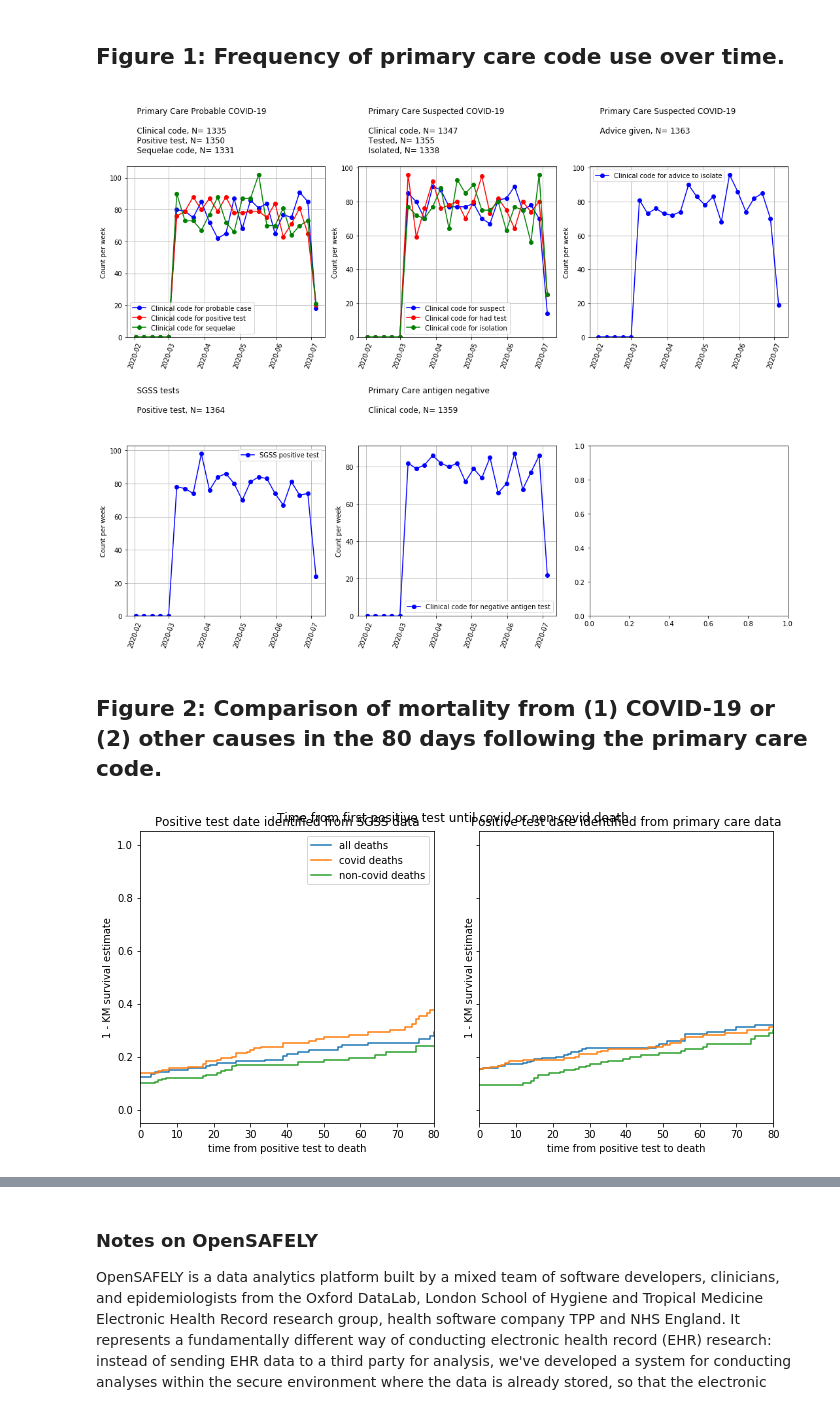
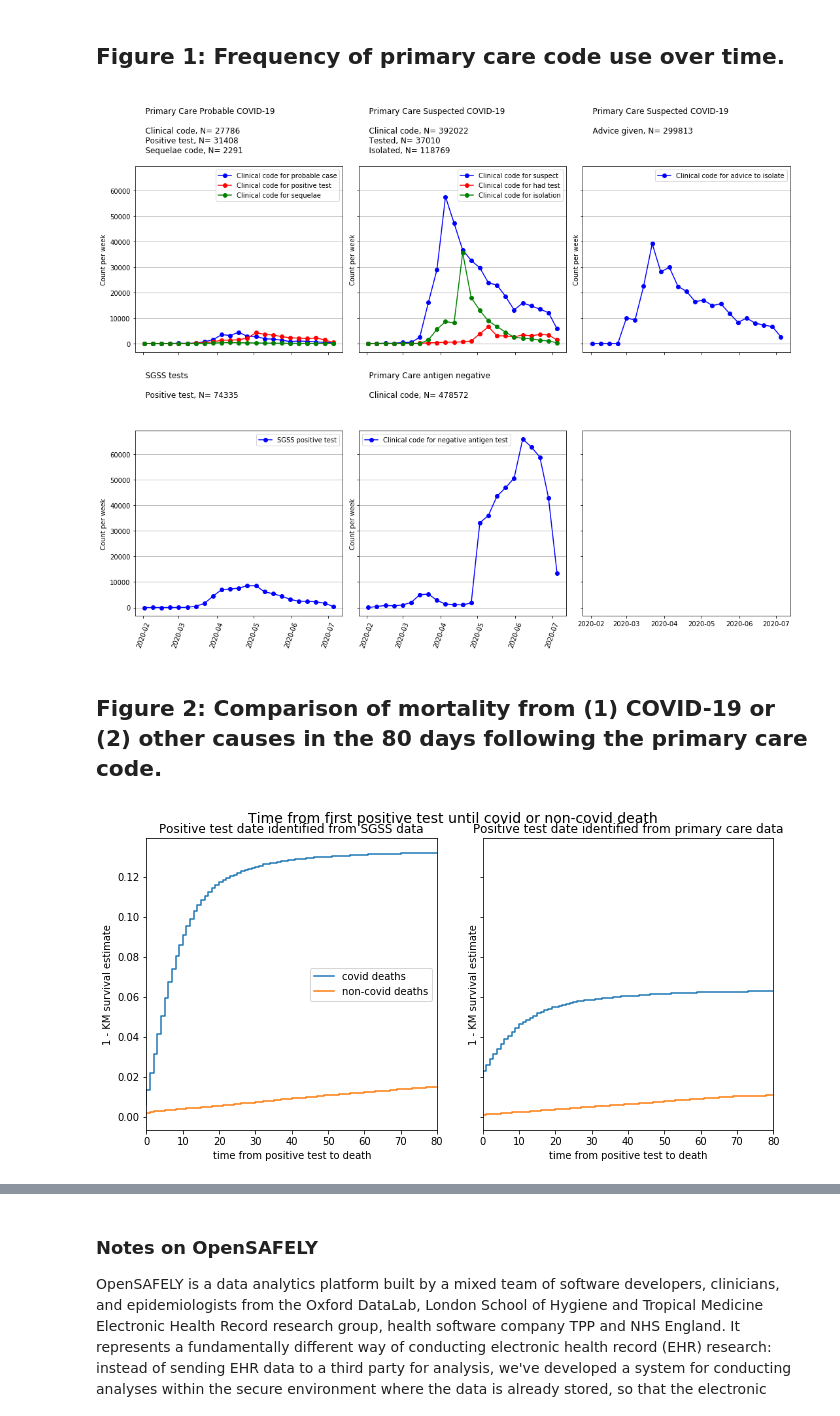
Before and after one commit to opensafely/primary-care-covid-codes-research, a Jupyter notebook: notebooks/primary-care-covid-codes.ipynb, the cells around one changed output, grey strips where cells are left out. Cells and saved outputs as stored; diff of their text form; code cells hidden in the pictures.

```diff
--- a/notebooks/primary-care-covid-codes.ipynb
+++ b/notebooks/primary-care-covid-codes.ipynb
@@ -258,17 +254,29 @@ A high level of COVID-19 related mortality in people identified as "probable cas
 # %% [markdown]
 ## Figure 1: Frequency of primary care code use over time.
 # %%
+#get max ylim
+maxylim = codecounts_week[["date_probable_covid",
+                          "date_probable_covid_pos_test",
+                          "date_probable_covid_sequelae",
+                          "date_probable_covid",
+                          "date_probable_covid_pos_test",
+                          "date_probable_covid_sequelae",
+                          "date_suspected_covid",
+                          "date_suspected_covid_had_test",
+                          "date_suspected_covid_isolation",
+                          "date_suspected_covid_advice",
+                          "date_sgss_positive_test",
+                          "date_antigen_negative"]].max().max()*1.05
 
-
-fig, axs = plt.subplots(2, 3, figsize=(15,12))
+fig, axs = plt.subplots(2, 3, figsize=(15,12), sharey=True,  sharex=True)
 
 axs[0,0].plot(codecounts_week.index, codecounts_week["date_probable_covid"], color='blue', marker='o', label='Clinical code for probable case')
 axs[0,0].plot(codecounts_week.index, codecounts_week["date_probable_covid_pos_test"], color='red', marker='o', label='Clinical code for positive test')
 axs[0,0].plot(codecounts_week.index, codecounts_week["date_probable_covid_sequelae"], color='green', marker='o', label='Clinical code for sequelae')
 axs[0,0].set_ylabel('Count per week')
 axs[0,0].xaxis.set_tick_params(labelrotation=70)
-axs[0,0].set_ylim(bottom=0) # might remove this in future depending on count fluctuation
-axs[0,0].grid(True)
+#axs[0,0].set_ylim(bottom=0) # might remove this in future depending on count fluctuation
+axs[0,0].grid(axis='y')
 axs[0,0].set_title(f"""
     Primary Care Probable COVID-19\n
     Clinical code, N= {codecounts_total["date_probable_covid"]}
@@ -283,8 +291,8 @@ axs[0,1].plot(codecounts_week.index, codecounts_week["date_suspected_covid_had_t
 axs[0,1].plot(codecounts_week.index, codecounts_week["date_suspected_covid_isolation"], color='green', marker='o', label='Clinical code for isolation')
 axs[0,1].set_ylabel('Count per week')
 axs[0,1].xaxis.set_tick_params(labelrotation=70)
-axs[0,1].set_ylim(bottom=0) # might remove this in future depending on count fluctuation
-axs[0,1].grid(True)
+#axs[0,1].set_ylim(bottom=0) # might remove this in future depending on count fluctuation
+axs[0,1].grid(axis='y')
 axs[0,1].set_title(f"""
     Primary Care Suspected COVID-19\n
     Clinical code, N= {codecounts_total["date_suspected_covid"]}
@@ -297,8 +305,8 @@ axs[0,1].legend()
 axs[0,2].plot(codecounts_week.index, codecounts_week["date_suspected_covid_advice"], color='blue', marker='o', label='Clinical code for advice to isolate')
 axs[0,2].set_ylabel('Count per week')
 axs[0,2].xaxis.set_tick_params(labelrotation=70)
-axs[0,2].set_ylim(bottom=0) # might remove this in future depending on count fluctuation
-axs[0,2].grid(True)
+#axs[0,2].set_ylim(bottom=0) # might remove this in future depending on count fluctuation
+axs[0,2].grid(axis='y')
 axs[0,2].set_title(f"""
     Primary Care Suspected COVID-19\n
     Advice given, N= {codecounts_total["date_suspected_covid_advice"]}
@@ -312,42 +320,47 @@ axs[0,2].legend()
 
 axs[1,0].plot(codecounts_week.index, codecounts_week["date_sgss_positive_test"], color='blue', marker='o', label='SGSS positive test')
 axs[1,0].set_ylabel('Count per week')
 axs[1,0].xaxis.set_tick_params(labelrotation=70)
-axs[1,0].set_ylim(bottom=0) # might remove this in future depending on count fluctuation
-axs[1,0].grid(True)
+#axs[1,0].set_ylim(bottom=0) # might remove this in future depending on count fluctuation
+axs[1,0].grid(axis='y')
 axs[1,0].set_title(f"""
     SGSS tests \n
     Positive test, N= {codecounts_total["date_sgss_positive_test"]}
 
 
 """, loc='left', y=1)
 axs[1,0].legend()
 
 
 axs[1,1].plot(codecounts_week.index, codecounts_week["date_antigen_negative"], color='blue', marker='o', label='Clinical code for negative antigen test')
 axs[1,1].set_ylabel('Count per week')
 axs[1,1].xaxis.set_tick_params(labelrotation=70)
-axs[1,1].set_ylim(bottom=0) # might remove this in future depending on count fluctuation
-axs[1,1].grid(True)
+#axs[1,1].set_ylim(bottom=0) # might remove this in future depending on count fluctuation
+axs[1,1].grid(axis='y')
 axs[1,1].set_title(f"""
     Primary Care antigen negative \n
     Clinical code, N= {codecounts_total["date_antigen_negative"]}
 
 
 """, loc='left', y=1)
 axs[1,1].legend()
 
 
 
 plt.tight_layout()
 #fig.suptitle("test title",fontsize=16, y=1)
 plt.show()
 # %% [output]
-[figure, old version]
+[figure, new version]
 # %% [markdown]
 ## Figure 2: Comparison of mortality from (1) COVID-19 or (2) other causes in the 80 days following the primary care code.
 # %%
 # derive time-to-event censoring info
+
+# death date or last date of follow up
+df['date_event'] = np.where(df['date_died_ons']<=df['end_date'], df['date_died_ons'], df['end_date'])
+
+# censoring indiators
 df['indicator_death'] = np.where((df['date_died_ons']<=df['end_date']) & (df['died_ons']==1), 1, 0)
 df['indicator_death_covid'] = np.where((df['date_died_ons']<=df['end_date'])  & (df['died_ons_covid']==1), 1, 0)
 df['indicator_death_noncovid'] = np.where((df['date_died_ons']<=df['end_date']) & (df['died_ons_noncovid']==1), 1, 0)
@@ -356,25 +369,25 @@ df['indicator_death_noncovid'] = np.where((df['date_died_ons']<=df['end_date'])
 df['death_category'] = np.where(df['date_died_ons']<=df['end_date'], df['death_category'], "alive")
 
 # derive time-to-death from positive test date
-df['pvetestSGSS_to_death'] = (df['date_died_ons'] - df['date_sgss_positive_test']).astype('timedelta64[D]')
-df['pvetestPC_to_death'] = (df['date_died_ons'] - df['date_probable_covid_pos_test']).astype('timedelta64[D]')
+df['pvetestSGSS_to_death'] = (df['date_event'] - df['date_sgss_positive_test']).astype('timedelta64[D]')
+df['pvetestPC_to_death'] = (df['date_event'] - df['date_probable_covid_pos_test']).astype('timedelta64[D]')
 
 ## positive test as indicated in SGSS or in primary care
-df_pvetestSGSS = df.copy()[~np.isnan(df['pvetestSGSS_to_death'])]
-df_pvetestPC = df.copy()[~np.isnan(df['pvetestPC_to_death'])]
+df_pvetestSGSS = df[~np.isnan(df['date_sgss_positive_test'])]
+df_pvetestPC = df[~np.isnan(df['date_probable_covid_pos_test'])]
 
-
-
-
-fig, axes = plt.subplots(nrows=1, ncols=2, figsize=(10,5), sharey=True)
-
-# excluding non SGSS positive tests
 
 kmdata = KMestimate(df_pvetestSGSS['pvetestSGSS_to_death'], df_pvetestSGSS['indicator_death'])
 kmdata_covid = KMestimate(df_pvetestSGSS['pvetestSGSS_to_death'], df_pvetestSGSS['indicator_death_covid'])
 kmdata_noncovid = KMestimate(df_pvetestSGSS['pvetestSGSS_to_death'], df_pvetestSGSS['indicator_death_noncovid'])
 
-axes[0].step(kmdata['times'], 1-kmdata['kmestimate'], label='all deaths')
+fig, axes = plt.subplots(nrows=1, ncols=2, figsize=(10,5), sharey=True)
+
+# SGSS pos test to death
+
+
+
+#axes[0].step(kmdata['times'], 1-kmdata['kmestimate'], label='all deaths')
 axes[0].step(kmdata_covid['times'], 1-kmdata_covid['kmestimate'], label='covid deaths')
 axes[0].step(kmdata_noncovid['times'], 1-kmdata_noncovid['kmestimate'], label = 'non-covid deaths')
 axes[0].set_xlabel('time from positive test to death')
@@ -384,12 +397,13 @@ axes[0].legend()
 axes[0].set_xlim(0, 80)
 #plt.show()
 
-# excluding non SGSS positive tests and negative time to death
+# PC pos test to death
+
 kmdata = KMestimate(df_pvetestPC['pvetestPC_to_death'], df_pvetestPC['indicator_death'])
 kmdata_covid = KMestimate(df_pvetestPC['pvetestPC_to_death'], df_pvetestPC['indicator_death_covid'])
 kmdata_noncovid = KMestimate(df_pvetestPC['pvetestPC_to_death'], df_pvetestPC['indicator_death_noncovid'])
 
-axes[1].step(kmdata['times'], 1-kmdata['kmestimate'], label='all deaths')
+#axes[1].step(kmdata['times'], 1-kmdata['kmestimate'], label='all deaths')
 axes[1].step(kmdata_covid['times'], 1-kmdata_covid['kmestimate'], label='covid deaths')
 axes[1].step(kmdata_noncovid['times'], 1-kmdata_noncovid['kmestimate'], label = 'non-covid deaths')
 axes[1].set_xlabel('time from positive test to death')
@@ -398,11 +412,11 @@ axes[1].set_title("Positive test date identified from primary care data")
 axes[1].set_xlim(0, 80)
 #plt.show()
 
-fig.suptitle("Time from first positive test until covid or non-covid death")
+fig.suptitle("Time from first positive test until covid or non-covid death\n", y=1, fontsize=14)
 fig.tight_layout()
 #kmdata
 # %% [output]
-[figure, old version]
+[figure, new version]
 # %%
 display(Markdown(f"""
 ## Technical details
```
Also changed, not shown: parts of 5 cells of this notebook, 1 other file.
